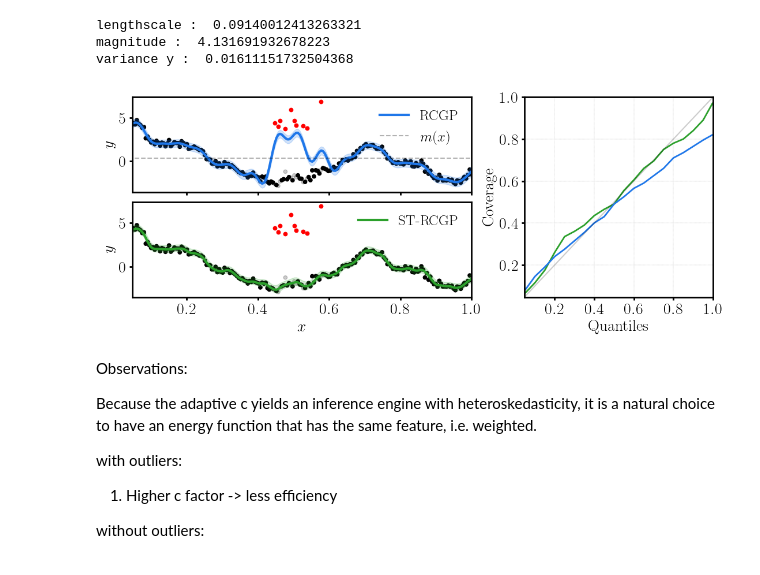
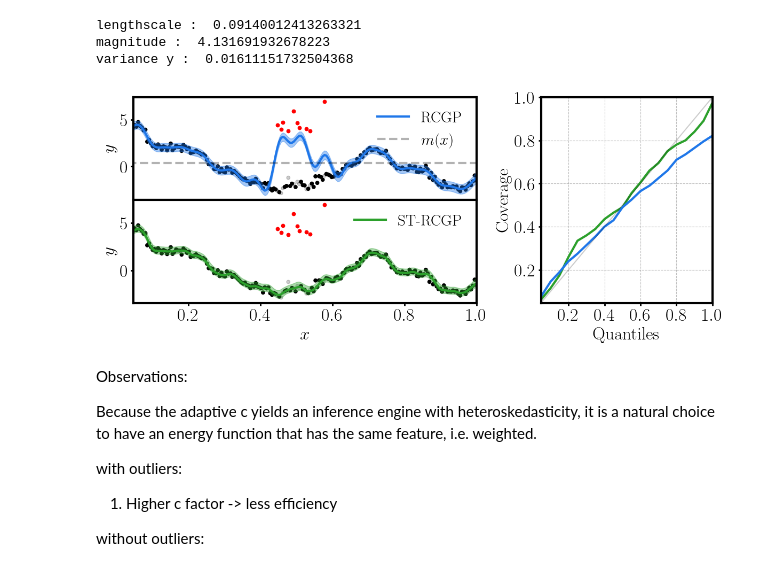
Before and after one commit to williamlaplante/ST-RCGP, a Jupyter notebook: experiments/temporal-data-simulation/ST-RCGP-vs-RCGP-issues.ipynb, the cells around one changed output. Saved outputs shown, nothing was run; the diff lists cells and outputs as text; code cells hidden in the pictures.

```diff
--- a/experiments/temporal-data-simulation/ST-RCGP-vs-RCGP-issues.ipynb
+++ b/experiments/temporal-data-simulation/ST-RCGP-vs-RCGP-issues.ipynb
@@ -190,7 +190,7 @@ f_mean_dsm_sine = f_mean_dsm_sine.numpy().flatten()
 
 y_pred_std_dsm_sine = np.sqrt(f_var_dsm_sine + model_inference_sine.likelihood.variance.numpy()).flatten()
 # %%
-plt.rc('font', family='serif', size=20)
+plt.rc('font', family='serif', size=24)
 
 with tc.no_grad():
     (pred_strcgp, std_strcgp, strcgp_eff), _, _ = strcgp.forward()
@@ -213,9 +213,9 @@ fig, axs = plt.subplot_mosaic(
         ["rcgp", "quantile"],
         ["st-rcgp", "quantile"],
     ],
-    figsize=(13, 4.5),
+    figsize=(14, 5),
     sharex=True,
-    gridspec_kw={"width_ratios": [1.8, 1]}
+    gridspec_kw={"width_ratios": [2., 1]}
 )
 
 # Top Left Plot
@@ -228,14 +228,14 @@ else:
 
 
 axs['st-rcgp'].plot(Xs, pred_strcgp, linewidth=3, linestyle='-', color="#2ca02c", label="ST-RCGP")
-axs['st-rcgp'].fill_between(Xs, pred_strcgp - 1.96 * std_strcgp, pred_strcgp + 3 * std_strcgp, color="#2ca02c", alpha=0.2)
+axs['st-rcgp'].fill_between(Xs, pred_strcgp - 1.96 * std_strcgp, pred_strcgp + 3 * std_strcgp, color="#2ca02c", alpha=0.4)
 
 """if outliers:
     for idx in ['rcgp', 'st-rcgp']: axs[idx].set_yscale('symlog')
 """
 axs["rcgp"].plot(Xs, f_mean_dsm_sine, linewidth=3, linestyle='-', color= "#1f77e9", label="RCGP")
-axs["rcgp"].hlines(Ys_outliers.mean(), 0, 1, color='black', linestyles='dashed', alpha=0.3, label=r"$m(x)$")
-axs["rcgp"].fill_between(Xs, f_mean_dsm_sine - 1.96*y_pred_std_dsm_sine, f_mean_dsm_sine + 1.96*y_pred_std_dsm_sine, color="#1f77e9", alpha=0.2)
+axs["rcgp"].hlines(Ys_outliers.mean(), 0, 1, color='black', linewidth=3, linestyles='dashed', alpha=0.3, label=r"$m(x)$")
+axs["rcgp"].fill_between(Xs, f_mean_dsm_sine - 1.96*y_pred_std_dsm_sine, f_mean_dsm_sine + 1.96*y_pred_std_dsm_sine, color="#1f77e9", alpha=0.4)
 
 
 axs['st-rcgp'].set_xlim(Xs[0], Xs[-1])
@@ -243,49 +243,49 @@ axs['st-rcgp'].set_xlabel(r"$x$")
 
 # Top Right Plot
 #axs["quantile"].set_title("Coverage")
-axs["quantile"].plot(quantiles, coverage_vals, "-", color="#2ca02c", linewidth=2)
-axs["quantile"].plot(quantiles, coverage_vals_rcgp, "-", color="#1f77e9", linewidth=2)
+axs["quantile"].plot(quantiles, coverage_vals, "-", color="#2ca02c", linewidth=3)
+axs["quantile"].plot(quantiles, coverage_vals_rcgp, "-", color="#1f77e9", linewidth=3)
 
 axs["quantile"].plot(quantiles, quantiles, "k-", alpha=0.2)
 axs["quantile"].set_xlabel("Quantiles")
 #axs["quantile"].set_ylabel("Coverage")
 nudge = 0.003
 axs["quantile"].set_xlim(quantiles[0] - nudge, quantiles[-1] + nudge)
 axs["quantile"].set_ylim(quantiles[0] - nudge, quantiles[-1] + nudge)
-axs["quantile"].grid(color = 'gray', linestyle = '--', linewidth = 0.3, alpha=0.5)
+axs["quantile"].grid(color = 'gray', linestyle = '--', linewidth = 0.8, alpha=0.5)
 
 
 for spine in axs["rcgp"].spines.values():
-    spine.set_linewidth(2.)
+    spine.set_linewidth(3.)
 
 for spine in axs["st-rcgp"].spines.values():
-    spine.set_linewidth(2.)
+    spine.set_linewidth(3.)
 
 for spine in axs["quantile"].spines.values():
-    spine.set_linewidth(2.)
+    spine.set_linewidth(3.)
 
 axs["st-rcgp"].tick_params(width=2.)
 axs["rcgp"].tick_params(width=2.)
 axs["quantile"].tick_params(width=2.)
 
 
 axs["st-rcgp"].set_ylabel(r"$y$")
 axs["rcgp"].set_ylabel(r"$y$")
 
 
-axs['rcgp'].legend(ncol=1, fontsize=18, loc="best", frameon=False)
-axs['st-rcgp'].legend(ncol=1, fontsize=18, loc="best", frameon=False)
+axs['rcgp'].legend(ncol=1, fontsize=21, loc="best", frameon=False)
+axs['st-rcgp'].legend(ncol=1, fontsize=21, loc="best", frameon=False)
 
 
-axs["quantile"].set_ylabel("Coverage", fontsize=20)
+axs["quantile"].set_ylabel("Coverage", fontsize=24)
 axs["quantile"].set_xticks([0.2, 0.4, 0.6, 0.8, 1.0])
 axs["quantile"].set_yticks([0.2, 0.4, 0.6, 0.8, 1.0])
 # Adjust layout
-fig.subplots_adjust(wspace=0.2, hspace=0.1)  # Reduce spacing between subplots
+fig.subplots_adjust(wspace=0.25, hspace=0.)  # Reduce spacing between subplots
 #fig.tight_layout()
 #fig.savefig("./efficiency-and-coverage-and-fit-plot.pdf", format='pdf', bbox_inches='tight')
 # %% [output]
-[figure, old version]
+[figure, new version]
 # %% [markdown]
 Observations:
 
```
Also changed, not shown: parts of 2 cells of this notebook, 3 other files.
